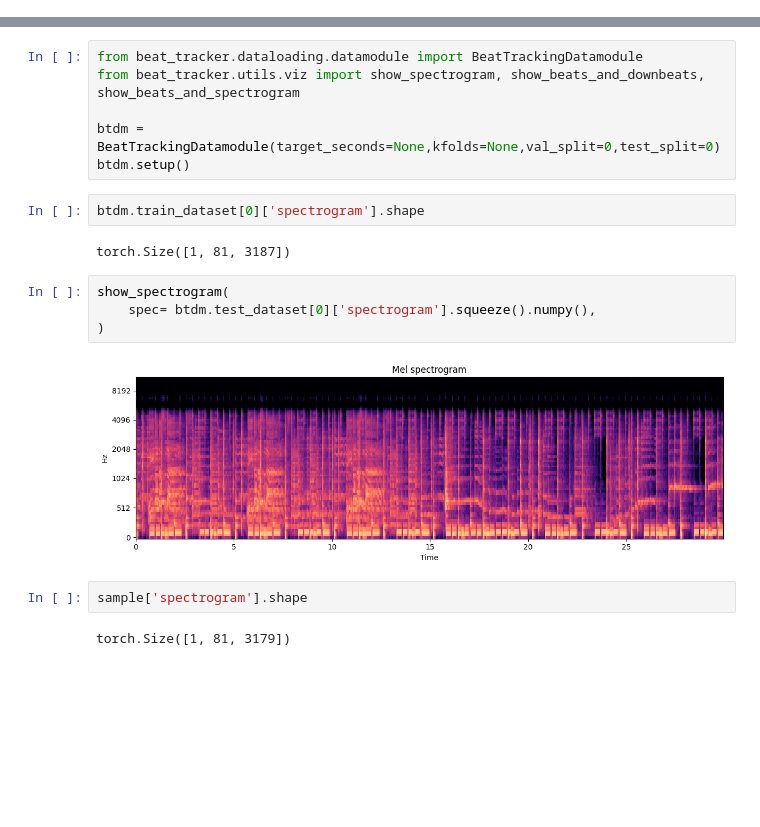
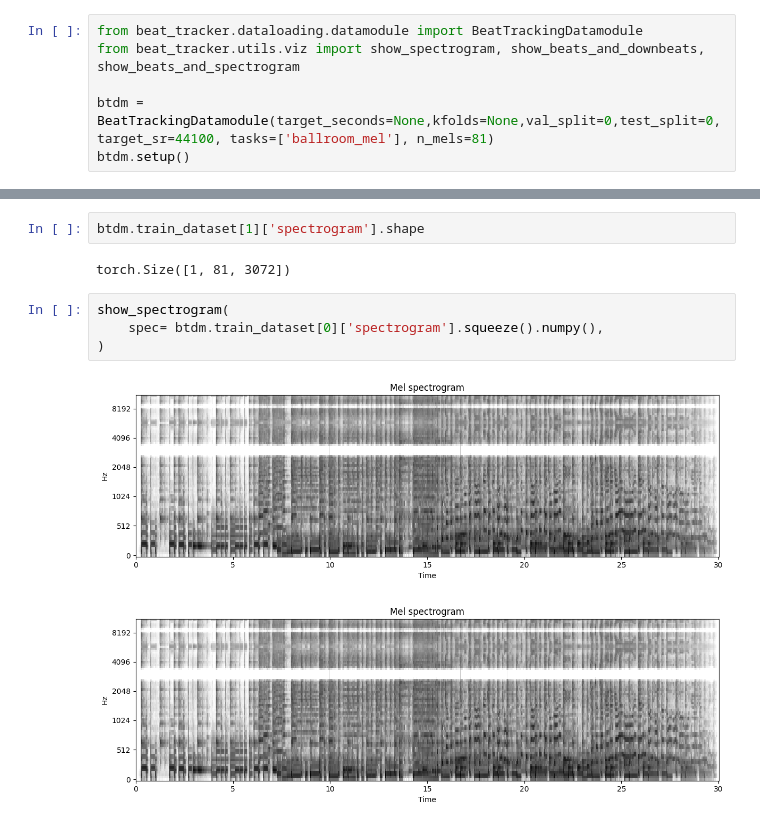
Before and after one commit to Pliploop/beat_tracker, a Jupyter notebook: dataloading_testing.ipynb, the cells around one changed output, grey strips where cells are left out. Saved outputs shown, nothing was run; the diff lists cells and outputs as text; blank space fills up the shorter version.

Commit message:
Example audio + kfold training + working inference call

```diff
--- a/dataloading_testing.ipynb
+++ b/dataloading_testing.ipynb
@@ -40 +46,7 @@ annotations = btdm.annotations[['file_name','beats','downbeats']]
+# %%
+from beat_tracker.dataloading.datamodule import BeatTrackingDatamodule
+from beat_tracker.utils.viz import show_spectrogram, show_beats_and_downbeats, show_beats_and_spectrogram
+
+btdm = BeatTrackingDatamodule(target_seconds=None,kfolds=None,val_split=0,test_split=0, target_sr=44100, tasks=['ballroom_mel'], n_mels=81)
+btdm.setup()
 # %%
@@ -90,21 +56,12 @@ See the caveats in the documentation: https://pandas.pydata.org/pandas-docs/stab
-# %%
-from beat_tracker.dataloading.datamodule import BeatTrackingDatamodule
-from beat_tracker.utils.viz import show_spectrogram, show_beats_and_downbeats, show_beats_and_spectrogram
-
-btdm = BeatTrackingDatamodule(target_seconds=None,kfolds=None,val_split=0,test_split=0)
-btdm.setup()
 # %%
-btdm.train_dataset[0]['spectrogram'].shape
+btdm.train_dataset[1]['spectrogram'].shape
 # %% [output]
-torch.Size([1, 81, 3187])
+torch.Size([1, 81, 3072])
 # %%
 show_spectrogram(
-    spec= btdm.test_dataset[0]['spectrogram'].squeeze().numpy(),
+    spec= btdm.train_dataset[0]['spectrogram'].squeeze().numpy(),
 )
 # %% [output]
-[figure, old version]
+[figure, new version]
+[figure, added]
-# %%
-sample['spectrogram'].shape
-# %% [output]
-torch.Size([1, 81, 3179])
 # %%
```
Also changed, not shown: parts of 8 cells of this notebook, 15 other files.
